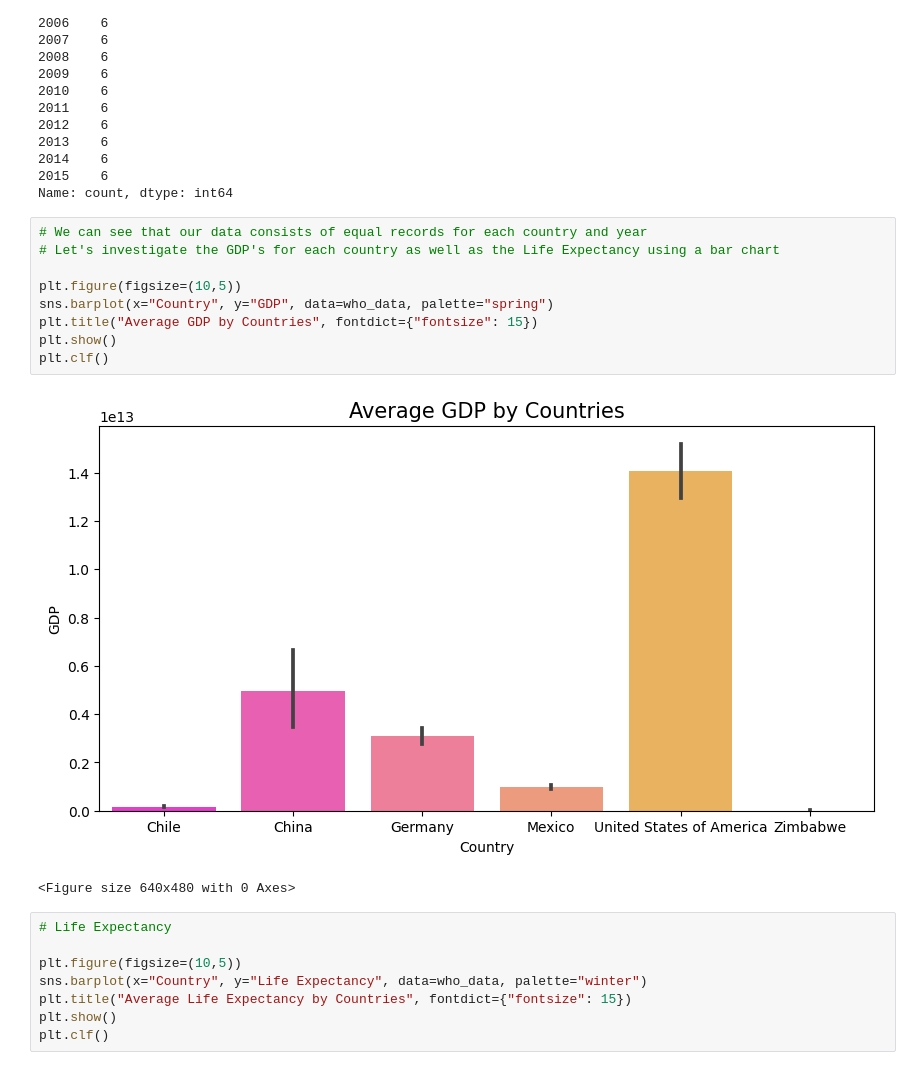
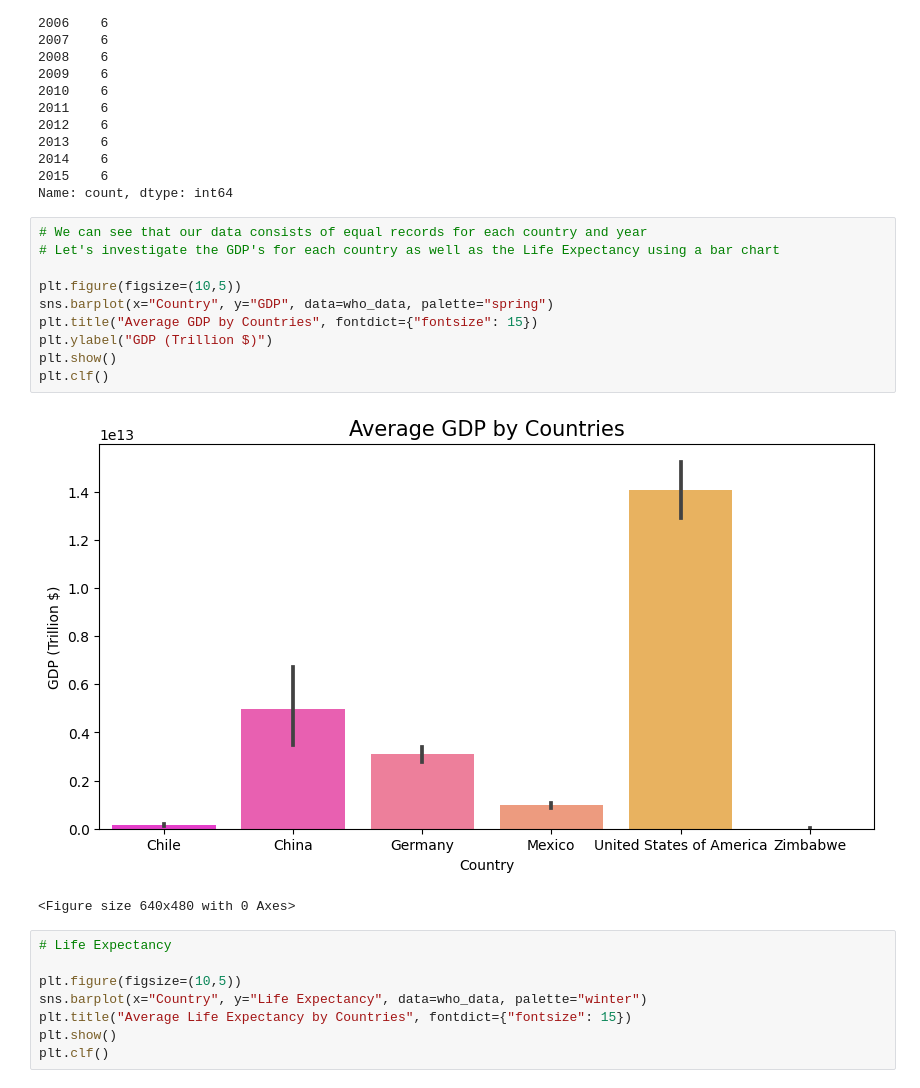
Before and after one commit to chikeibezim/life-expectancy-and-gdp, a Jupyter notebook: Life-Expectancy-and-GDP-Starter/life_expectancy_gdp.ipynb, the cells around one changed output. Drawn from its saved outputs; the diff is of its cells as text.

```diff
--- a/Life-Expectancy-and-GDP-Starter/life_expectancy_gdp.ipynb
+++ b/Life-Expectancy-and-GDP-Starter/life_expectancy_gdp.ipynb
@@ -105,14 +89,15 @@ Name: count, dtype: int64
 # %%
 # We can see that our data consists of equal records for each country and year
 # Let's investigate the GDP's for each country as well as the Life Expectancy using a bar chart
 
 plt.figure(figsize=(10,5))
 sns.barplot(x="Country", y="GDP", data=who_data, palette="spring")
 plt.title("Average GDP by Countries", fontdict={"fontsize": 15})
+plt.ylabel("GDP (Trillion $)")
 plt.show()
 plt.clf()
 # %% [output]
-[figure, old version]
+[figure, new version]
 <Figure size 640x480 with 0 Axes>
 # %%
 # Life Expectancy
```
Also changed, not shown: parts of 3 cells of this notebook.
